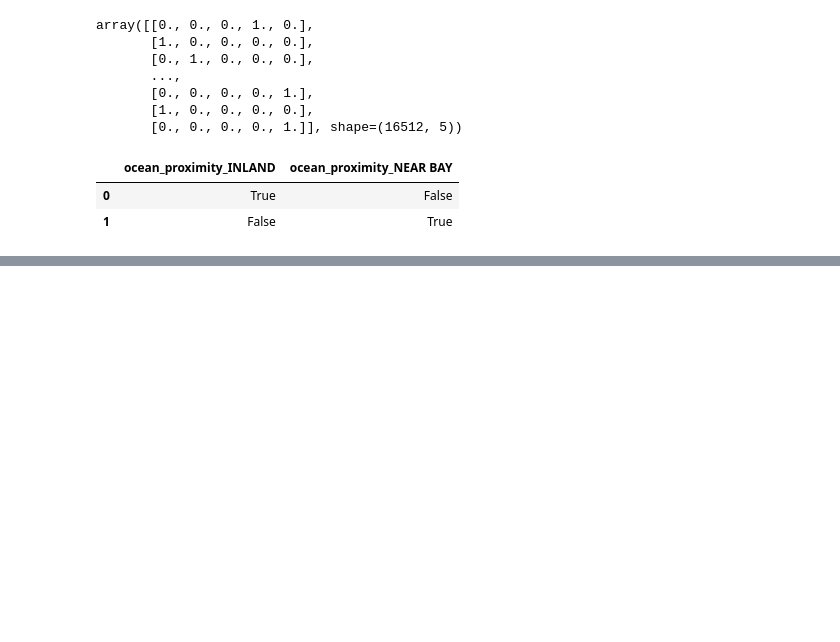
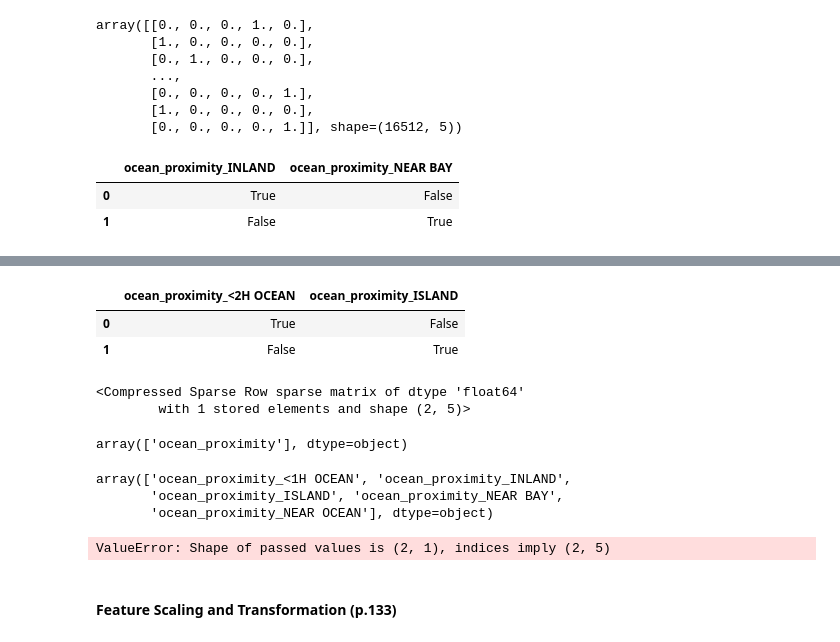
Before and after one commit to data-detectiv/math460-machine-learning, a Jupyter notebook: end_to_end_machine_learning.ipynb, the cells around one changed output, grey strips where cells are left out. Cells and saved outputs as stored; diff of their text form; code cells hidden in the pictures; blank space fills up the shorter version.

Commit message:
transformation pipeline

```diff
--- a/end_to_end_machine_learning.ipynb
+++ b/end_to_end_machine_learning.ipynb
@@ -367,0 +368,30 @@ cat_encoded.transform(df_test)
+# %%
+df_test_unknown = pd.DataFrame({"ocean_proximity": ["<2H OCEAN", "ISLAND"]})
+pd.get_dummies(df_test_unknown)
+# %% [output]
+|  | ocean_proximity_<2H OCEAN | ocean_proximity_ISLAND |
+| 0 | True | False |
+| 1 | False | True |
+# %%
+cat_encoded.handle_unknown = "ignore"
+cat_encoded.transform(df_test_unknown)
+# %% [output]
+<Compressed Sparse Row sparse matrix of dtype 'float64'
+        with 1 stored elements and shape (2, 5)>
+# %%
+cat_encoded.feature_names_in_
+# %% [output]
+array(['ocean_proximity'], dtype=object)
+# %%
+cat_encoded.get_feature_names_out()
+# %% [output]
+array(['ocean_proximity_<1H OCEAN', 'ocean_proximity_INLAND',
+       'ocean_proximity_ISLAND', 'ocean_proximity_NEAR BAY',
+       'ocean_proximity_NEAR OCEAN'], dtype=object)
+# %%
+df_output = pd.DataFrame(cat_encoded.transform(df_test_unknown),columns=cat_encoded.get_feature_names_out(),index=df_test_unknown.index)
+df_output
+# %% [output]
+ValueError: Shape of passed values is (2, 1), indices imply (2, 5)
+# %% [markdown]
+#### Feature Scaling and Transformation (p.133)
```
Also changed, not shown: parts of 3 cells of this notebook.
